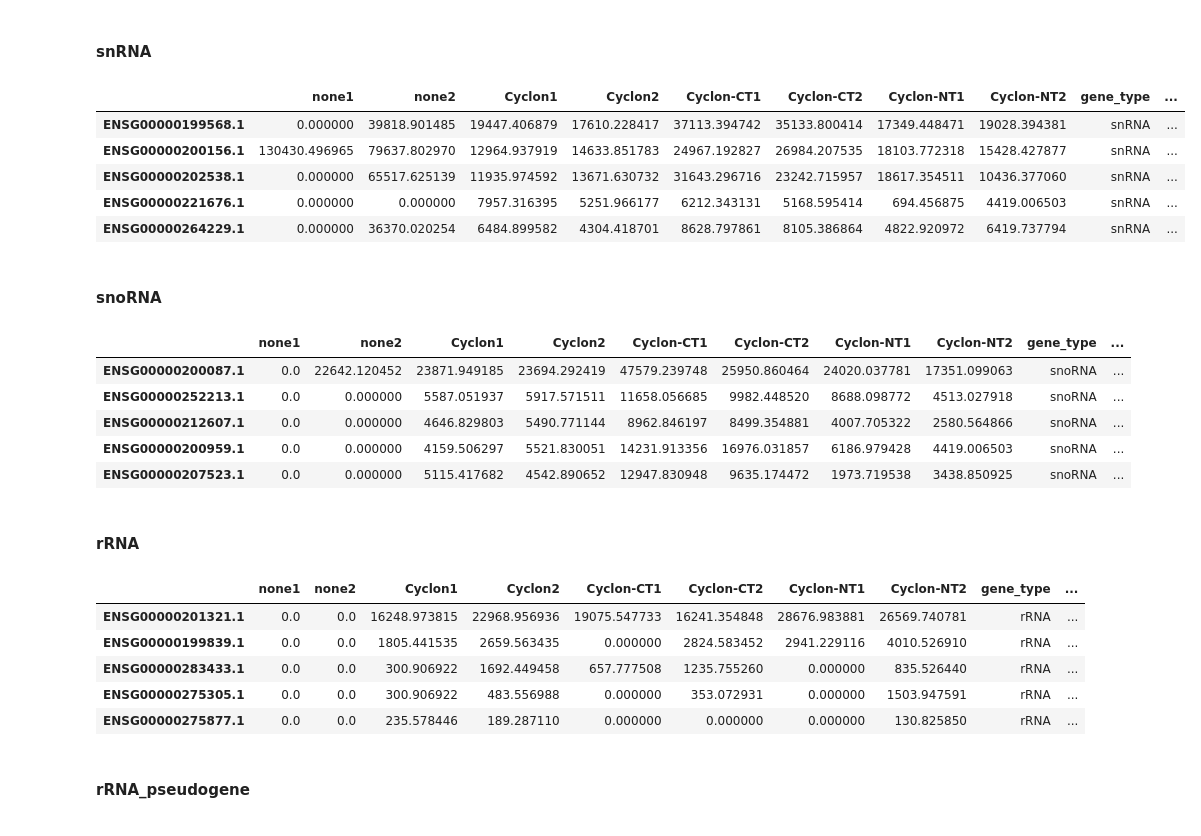
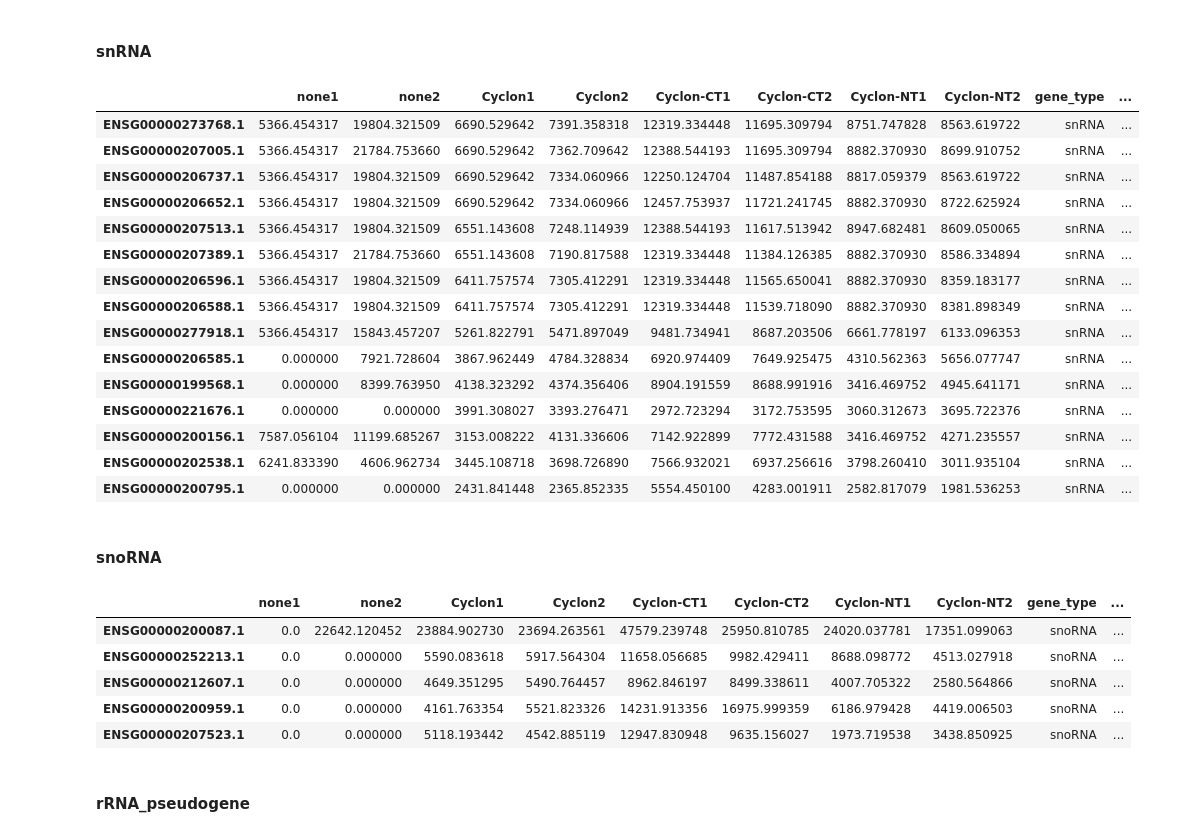
Before and after one commit to TurowskiLab/example-trxtools-Cyclon, a Jupyter notebook: analysis/00_read_classes.ipynb, the cells around one changed output. Drawn from its saved outputs; the diff is of its cells as text; code cells hidden in the pictures.

```diff
--- a/analysis/00_read_classes.ipynb
+++ b/analysis/00_read_classes.ipynb
@@ -23,12 +22,0 @@ Calculate TPM
-# %%
-df00_uniq_tpm = df00_uniq.copy()
-df00_uniq_tpm.iloc[:, :-1] = df00_uniq_tpm.iloc[:, :-1].div(df00_uniq_tpm['Length']/1e3, axis=0)
-df00_uniq_tpm.iloc[:, :-1] = df00_uniq_tpm.iloc[:, :-1].div(df00_uniq_tpm.iloc[:, :-1].sum()/1e6, axis=1)
-df00_uniq_tpm = df00_uniq_tpm.drop(columns=['Length'])
-df00_uniq = df00_uniq.drop(columns=['Length'])
-
-df01_multi_tpm = df01_multi.copy()
-df01_multi_tpm.iloc[:, :-1] = df01_multi_tpm.iloc[:, :-1].div(df01_multi_tpm['Length']/1e3, axis=0)
-df01_multi_tpm.iloc[:, :-1] = df01_multi_tpm.iloc[:, :-1].div(df01_multi_tpm.iloc[:, :-1].sum()/1e6, axis=1)
-df01_multi_tpm = df01_multi_tpm.drop(columns=['Length'])
-df01_multi = df01_multi.drop(columns=['Length'])
@@ -227,18 +282,28 @@ plt.savefig('00_read_classes_unique_TPMonly_simple.png', dpi=300, bbox_inches='t
 # %% [markdown]
 #### snRNA
 # %%
-df_top_snrna = df00_uniq_tpm[df00_uniq_tpm['gene_type'] == 'snRNA'].copy()
+df_top_snrna = df01_multi_tpm[df01_multi_tpm['gene_type'] == 'snRNA'].copy()
 df_top_snrna['Cyclon_mean'] = df_top_snrna[['Cyclon1', 'Cyclon2']].mean(axis=1)
 df_top_snrna = df_top_snrna.sort_values('Cyclon_mean', ascending=False)
 # df_top_snrna.columns = df_top_snrna.columns[-1:].tolist() + df_top_snrna.columns[:-1].tolist()
-df_top_snrna.head(5)
+df_top_snrna.head(15)
 # %% [output]
 |  | none1 | none2 | Cyclon1 | Cyclon2 | Cyclon-CT1 | Cyclon-CT2 | Cyclon-NT1 | Cyclon-NT2 | gene_type | ... |
-| ENSG00000199568.1 | 0.000000 | 39818.901485 | 19447.406879 | 17610.228417 | 37113.394742 | 35133.800414 | 17349.448471 | 19028.394381 | snRNA | ... |
-| ENSG00000200156.1 | 130430.496965 | 79637.802970 | 12964.937919 | 14633.851783 | 24967.192827 | 26984.207535 | 18103.772318 | 15428.427877 | snRNA | ... |
-| ENSG00000202538.1 | 0.000000 | 65517.625139 | 11935.974592 | 13671.630732 | 31643.296716 | 23242.715957 | 18617.354511 | 10436.377060 | snRNA | ... |
-| ENSG00000221676.1 | 0.000000 | 0.000000 | 7957.316395 | 5251.966177 | 6212.343131 | 5168.595414 | 694.456875 | 4419.006503 | snRNA | ... |
-| ENSG00000264229.1 | 0.000000 | 36370.020254 | 6484.899582 | 4304.418701 | 8628.797861 | 8105.386864 | 4822.920972 | 6419.737794 | snRNA | ... |
+| ENSG00000273768.1 | 5366.454317 | 19804.321509 | 6690.529642 | 7391.358318 | 12319.334448 | 11695.309794 | 8751.747828 | 8563.619722 | snRNA | ... |
+| ENSG00000207005.1 | 5366.454317 | 21784.753660 | 6690.529642 | 7362.709642 | 12388.544193 | 11695.309794 | 8882.370930 | 8699.910752 | snRNA | ... |
+| ENSG00000206737.1 | 5366.454317 | 19804.321509 | 6690.529642 | 7334.060966 | 12250.124704 | 11487.854188 | 8817.059379 | 8563.619722 | snRNA | ... |
+| ENSG00000206652.1 | 5366.454317 | 19804.321509 | 6690.529642 | 7334.060966 | 12457.753937 | 11721.241745 | 8882.370930 | 8722.625924 | snRNA | ... |
+| ENSG00000207513.1 | 5366.454317 | 19804.321509 | 6551.143608 | 7248.114939 | 12388.544193 | 11617.513942 | 8947.682481 | 8609.050065 | snRNA | ... |
+| ENSG00000207389.1 | 5366.454317 | 21784.753660 | 6551.143608 | 7190.817588 | 12319.334448 | 11384.126385 | 8882.370930 | 8586.334894 | snRNA | ... |
+| ENSG00000206596.1 | 5366.454317 | 19804.321509 | 6411.757574 | 7305.412291 | 12319.334448 | 11565.650041 | 8882.370930 | 8359.183177 | snRNA | ... |
+| ENSG00000206588.1 | 5366.454317 | 19804.321509 | 6411.757574 | 7305.412291 | 12319.334448 | 11539.718090 | 8882.370930 | 8381.898349 | snRNA | ... |
+| ENSG00000277918.1 | 5366.454317 | 15843.457207 | 5261.822791 | 5471.897049 | 9481.734941 | 8687.203506 | 6661.778197 | 6133.096353 | snRNA | ... |
+| ENSG00000206585.1 | 0.000000 | 7921.728604 | 3867.962449 | 4784.328834 | 6920.974409 | 7649.925475 | 4310.562363 | 5656.077747 | snRNA | ... |
+| ENSG00000199568.1 | 0.000000 | 8399.763950 | 4138.323292 | 4374.356406 | 8904.191559 | 8688.991916 | 3416.469752 | 4945.641171 | snRNA | ... |
+| ENSG00000221676.1 | 0.000000 | 0.000000 | 3991.308027 | 3393.276471 | 2972.723294 | 3172.753595 | 3060.312673 | 3695.722376 | snRNA | ... |
+| ENSG00000200156.1 | 7587.056104 | 11199.685267 | 3153.008222 | 4131.336606 | 7142.922899 | 7772.431588 | 3416.469752 | 4271.235557 | snRNA | ... |
+| ENSG00000202538.1 | 6241.833390 | 4606.962734 | 3445.108718 | 3698.726890 | 7566.932021 | 6937.256616 | 3798.260410 | 3011.935104 | snRNA | ... |
+| ENSG00000200795.1 | 0.000000 | 0.000000 | 2431.841448 | 2365.852335 | 5554.450100 | 4283.001911 | 2582.817079 | 1981.536253 | snRNA | ... |
 # %% [markdown]
 #### snoRNA
 # %%
@@ -249,26 +314,11 @@ df_top_snorna = df_top_snorna.sort_values('Cyclon_mean', ascending=False)
 df_top_snorna.head(5)
 # %% [output]
 |  | none1 | none2 | Cyclon1 | Cyclon2 | Cyclon-CT1 | Cyclon-CT2 | Cyclon-NT1 | Cyclon-NT2 | gene_type | ... |
-| ENSG00000200087.1 | 0.0 | 22642.120452 | 23871.949185 | 23694.292419 | 47579.239748 | 25950.860464 | 24020.037781 | 17351.099063 | snoRNA | ... |
-| ENSG00000252213.1 | 0.0 | 0.000000 | 5587.051937 | 5917.571511 | 11658.056685 | 9982.448520 | 8688.098772 | 4513.027918 | snoRNA | ... |
-| ENSG00000212607.1 | 0.0 | 0.000000 | 4646.829803 | 5490.771144 | 8962.846197 | 8499.354881 | 4007.705322 | 2580.564866 | snoRNA | ... |
-| ENSG00000200959.1 | 0.0 | 0.000000 | 4159.506297 | 5521.830051 | 14231.913356 | 16976.031857 | 6186.979428 | 4419.006503 | snoRNA | ... |
-| ENSG00000207523.1 | 0.0 | 0.000000 | 5115.417682 | 4542.890652 | 12947.830948 | 9635.174472 | 1973.719538 | 3438.850925 | snoRNA | ... |
+| ENSG00000200087.1 | 0.0 | 22642.120452 | 23884.902730 | 23694.263561 | 47579.239748 | 25950.810785 | 24020.037781 | 17351.099063 | snoRNA | ... |
+| ENSG00000252213.1 | 0.0 | 0.000000 | 5590.083618 | 5917.564304 | 11658.056685 | 9982.429411 | 8688.098772 | 4513.027918 | snoRNA | ... |
+| ENSG00000212607.1 | 0.0 | 0.000000 | 4649.351295 | 5490.764457 | 8962.846197 | 8499.338611 | 4007.705322 | 2580.564866 | snoRNA | ... |
+| ENSG00000200959.1 | 0.0 | 0.000000 | 4161.763354 | 5521.823326 | 14231.913356 | 16975.999359 | 6186.979428 | 4419.006503 | snoRNA | ... |
+| ENSG00000207523.1 | 0.0 | 0.000000 | 5118.193442 | 4542.885119 | 12947.830948 | 9635.156027 | 1973.719538 | 3438.850925 | snoRNA | ... |
-# %% [markdown]
-#### rRNA
-# %%
-df_top_rrna = df00_uniq_tpm[df00_uniq_tpm['gene_type'] == 'rRNA'].copy()
-df_top_rrna['Cyclon_mean'] = df_top_rrna[['Cyclon1', 'Cyclon2']].mean(axis=1)
-df_top_rrna = df_top_rrna.sort_values('Cyclon_mean', ascending=False)
-# df_top_snrna.columns = df_top_snrna.columns[-1:].tolist() + df_top_snrna.columns[:-1].tolist()
-df_top_rrna.head(5)
-# %% [output]
-|  | none1 | none2 | Cyclon1 | Cyclon2 | Cyclon-CT1 | Cyclon-CT2 | Cyclon-NT1 | Cyclon-NT2 | gene_type | ... |
-| ENSG00000201321.1 | 0.0 | 0.0 | 16248.973815 | 22968.956936 | 19075.547733 | 16241.354848 | 28676.983881 | 26569.740781 | rRNA | ... |
-| ENSG00000199839.1 | 0.0 | 0.0 | 1805.441535 | 2659.563435 | 0.000000 | 2824.583452 | 2941.229116 | 4010.526910 | rRNA | ... |
-| ENSG00000283433.1 | 0.0 | 0.0 | 300.906922 | 1692.449458 | 657.777508 | 1235.755260 | 0.000000 | 835.526440 | rRNA | ... |
-| ENSG00000275305.1 | 0.0 | 0.0 | 300.906922 | 483.556988 | 0.000000 | 353.072931 | 0.000000 | 1503.947591 | rRNA | ... |
-| ENSG00000275877.1 | 0.0 | 0.0 | 235.578446 | 189.287110 | 0.000000 | 0.000000 | 0.000000 | 130.825850 | rRNA | ... |
 # %% [markdown]
 #### rRNA_pseudogene
 # %%
```
Also changed, not shown: parts of 16 cells of this notebook.
